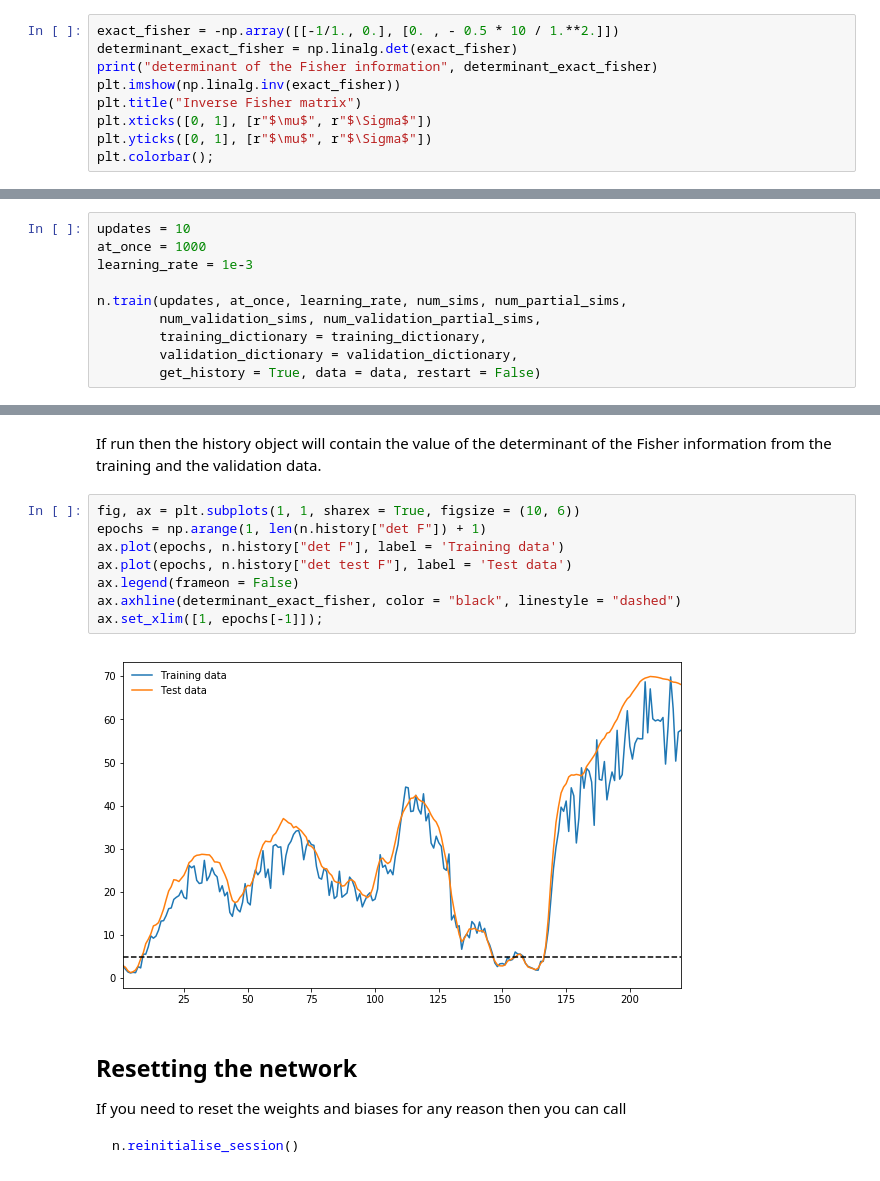
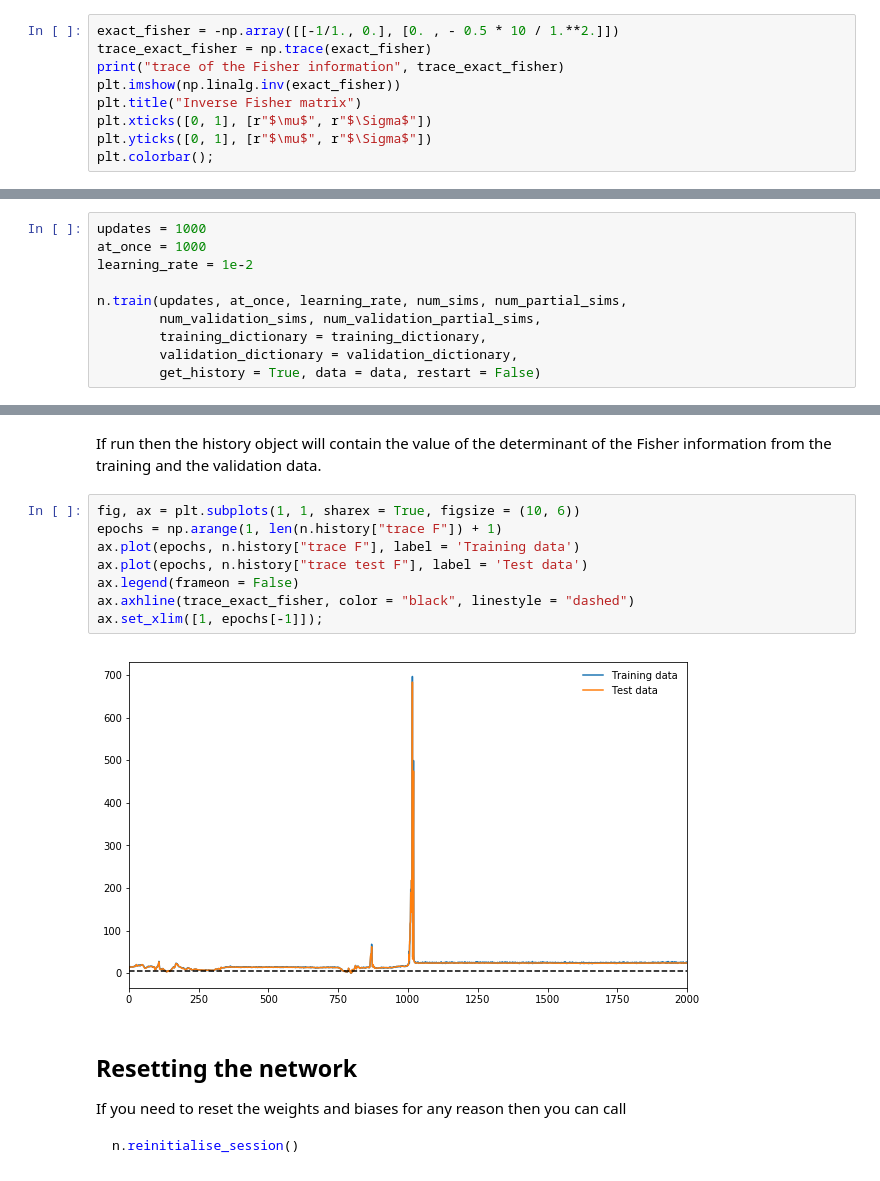
Before and after one commit to tomcharnock/IMNN, a Jupyter notebook: IMNN.ipynb, the cells around one changed output, grey strips where cells are left out. Drawn from its saved outputs; the diff is of its cells as text.

```diff
--- a/IMNN.ipynb
+++ b/IMNN.ipynb
@@ -56,8 +56,8 @@ $${\bf F}_{\alpha\beta} = -\left.\left(\begin{array}{cc}\displaystyle-\frac{1}{\
 If we choose a fiducial mean of $\mu^{\textrm{fid}}=0$ and variance of $\Sigma^{\textrm{fid}} = 1$ then we obtain a Fisher information matrix of
 # %%
 exact_fisher = -np.array([[-1/1., 0.], [0. , - 0.5 * 10 / 1.**2.]])
-determinant_exact_fisher = np.linalg.det(exact_fisher)
-print("determinant of the Fisher information", determinant_exact_fisher)
+trace_exact_fisher = np.trace(exact_fisher)
+print("trace of the Fisher information", trace_exact_fisher)
 plt.imshow(np.linalg.inv(exact_fisher))
 plt.title("Inverse Fisher matrix")
 plt.xticks([0, 1], [r"$\mu$", r"$\Sigma$"])
@@ -352,9 +353,9 @@ The training can now be performed by passing the number of weight and bias updat
 
 Automatically, the training function can be rerun to continue training the network further.
 # %%
-updates = 10
+updates = 1000
 at_once = 1000
-learning_rate = 1e-3
+learning_rate = 1e-2
 
 n.train(updates, at_once, learning_rate, num_sims, num_partial_sims,
         num_validation_sims, num_validation_partial_sims,
@@ -374,14 +375,14 @@ n.train(updates, at_once, learning_rate, num_sims, num_partial_sims, num_validat
 If run then the history object will contain the value of the determinant of the Fisher information from the training and the validation data.
 # %%
 fig, ax = plt.subplots(1, 1, sharex = True, figsize = (10, 6))
-epochs = np.arange(1, len(n.history["det F"]) + 1)
-ax.plot(epochs, n.history["det F"], label = 'Training data')
-ax.plot(epochs, n.history["det test F"], label = 'Test data')
+epochs = np.arange(1, len(n.history["trace F"]) + 1)
+ax.plot(epochs, n.history["trace F"], label = 'Training data')
+ax.plot(epochs, n.history["trace test F"], label = 'Test data')
 ax.legend(frameon = False)
-ax.axhline(determinant_exact_fisher, color = "black", linestyle = "dashed")
+ax.axhline(trace_exact_fisher, color = "black", linestyle = "dashed")
 ax.set_xlim([1, epochs[-1]]);
 # %% [output]
-[figure, old version]
+[figure, new version]
 # %% [markdown]
 ## Resetting the network
 If you need to reset the weights and biases for any reason then you can call
```
Also changed, not shown: parts of 17 cells of this notebook, 6 other files.
